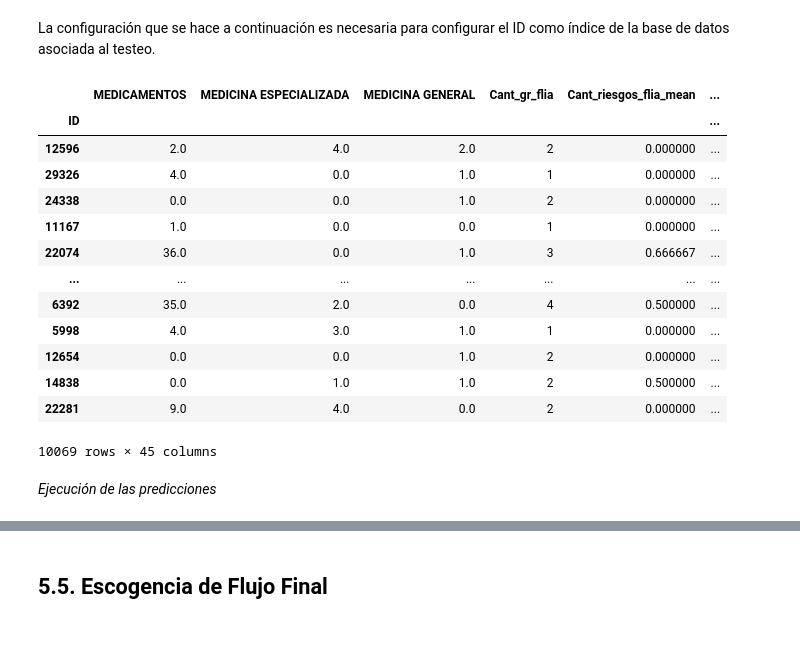
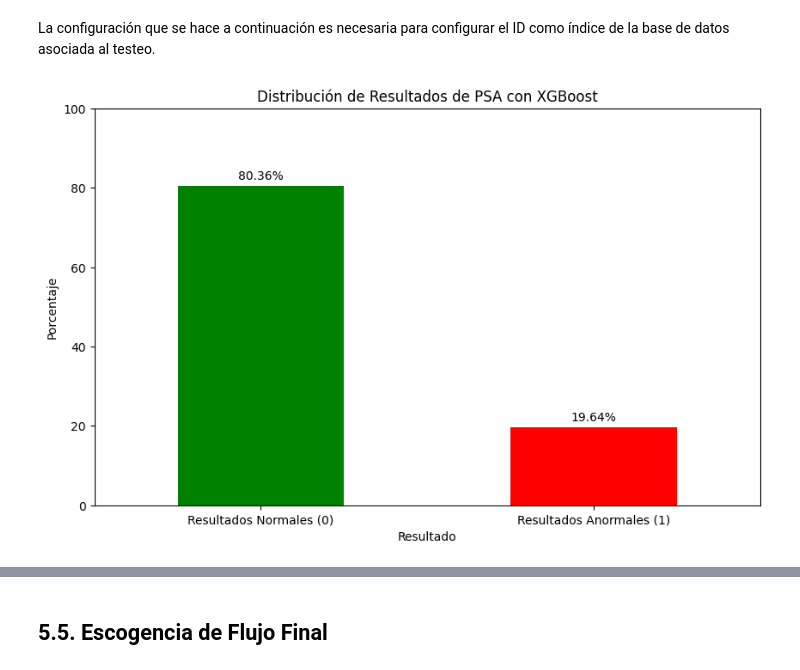
Before and after one commit to Daniel1martinez2/prostate_challenge_FDA, a Jupyter notebook: Notebook_Final_M_M.ipynb, the cells around one changed output, grey strips where cells are left out. Cells and saved outputs as stored; diff of their text form; code cells hidden in the pictures; blank space fills up the shorter version.

```diff
--- a/Notebook_Final_M_M.ipynb
+++ b/Notebook_Final_M_M.ipynb
@@ -1220,23 +1230,32 @@ En términos de desempeño, el modelo evidencia un comportmaiento muy satisfacto
 Teniendo en cuenta los resultados anteriores, se hará uso del modelo *XGBoost* para identificar las predicciones para cada uno de los pacientes. Buscando identificar que porcentaje de los mismos tiene un alto o un bajo riesgo de obtener un resultado anormal en el examen del PSA.
 # %% [markdown]
 La configuración que se hace a continuación es necesaria para configurar el ID como índice de la base de datos asociada al testeo.
-# %%
-df_test
-# %% [output]
-|  | MEDICAMENTOS | MEDICINA ESPECIALIZADA | MEDICINA GENERAL | Cant_gr_flia | Cant_riesgos_flia_mean | ... |
-| ID |  |  |  |  |  | ... |
-| 12596 | 2.0 | 4.0 | 2.0 | 2 | 0.000000 | ... |
-| 29326 | 4.0 | 0.0 | 1.0 | 1 | 0.000000 | ... |
-| 24338 | 0.0 | 0.0 | 1.0 | 2 | 0.000000 | ... |
-| 11167 | 1.0 | 0.0 | 0.0 | 1 | 0.000000 | ... |
-| 22074 | 36.0 | 0.0 | 1.0 | 3 | 0.666667 | ... |
-| ... | ... | ... | ... | ... | ... | ... |
-| 6392 | 35.0 | 2.0 | 0.0 | 4 | 0.500000 | ... |
-| 5998 | 4.0 | 3.0 | 1.0 | 1 | 0.000000 | ... |
-| 12654 | 0.0 | 0.0 | 1.0 | 2 | 0.000000 | ... |
-| 14838 | 0.0 | 1.0 | 1.0 | 2 | 0.500000 | ... |
-| 22281 | 9.0 | 4.0 | 0.0 | 2 | 0.000000 | ... |
-10069 rows × 45 columns
-# %% [markdown]
-*Ejecución de las predicciones*
+# %%
+
+y_pred_proba = pipeline.predict_proba(X_test)[:, 1]
+
+
+final_df = pd.DataFrame({'ID': X_test.index, 'Target': y_pred_proba})
+final_df['Target'] = final_df['Target'].apply(lambda x: 1 if x >= 0.5 else 0)
+
+result_counts = final_df['Target'].value_counts()
+
+
+result_percentages = result_counts / result_counts.sum() * 100
+
+
+plt.figure(figsize=(10, 6))
+result_percentages.plot(kind='bar', color=['green', 'red'])
+plt.title('Distribución de Resultados de PSA con XGBoost')
+plt.xlabel('Resultado')
+plt.ylabel('Porcentaje')
+plt.xticks(ticks=[0, 1], labels=['Resultados Normales (0)', 'Resultados Anormales (1)'], rotation=0)
+
+for index, value in enumerate(result_percentages):
+    plt.text(index, value + 1, f'{value:.2f}%', ha='center', va='bottom')
+
+plt.ylim(0, 100)
+plt.show()
+# %% [output]
+[figure, added]
 # %%
```
Also changed, not shown: parts of 23 cells of this notebook.
